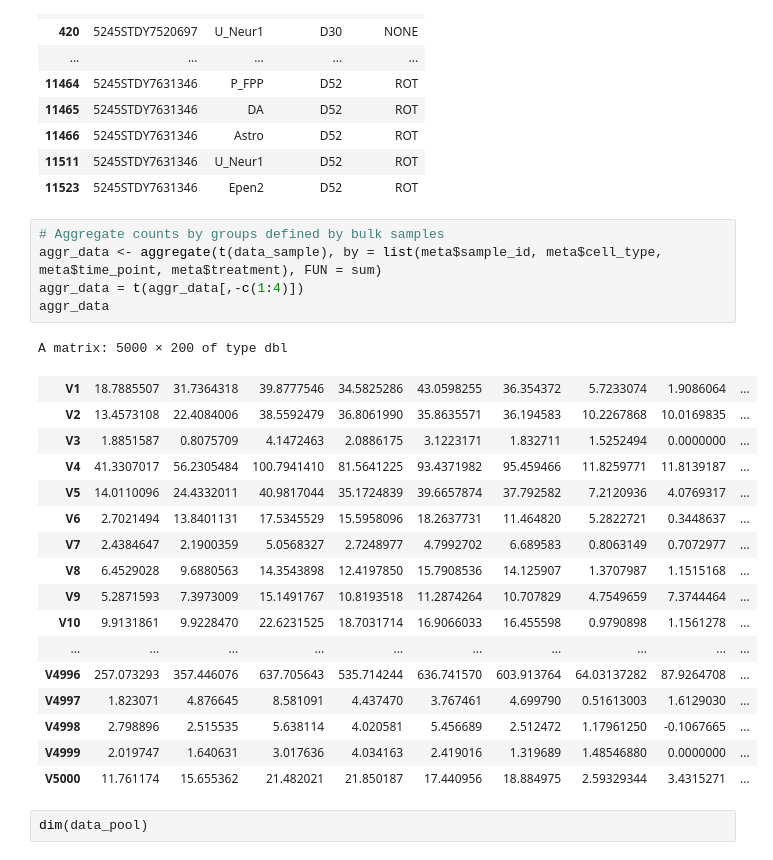
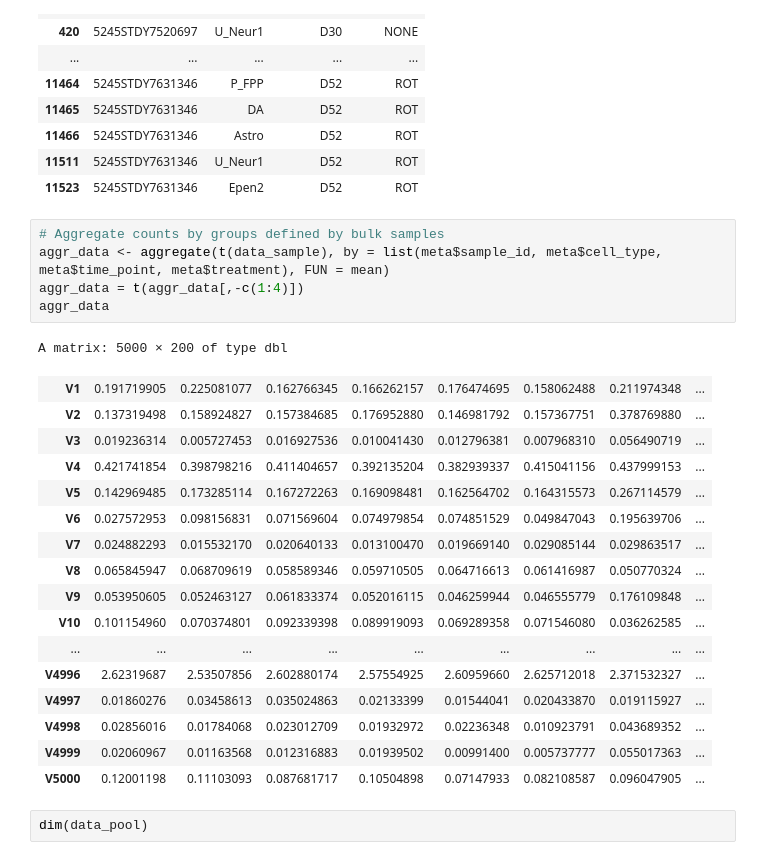
Before and after one commit to gwaldow2/cs776project, a Jupyter notebook: limma-voom_jerber.ipynb, the cells around one changed output. Cells and saved outputs as stored; diff of their text form.

```diff
--- a/limma-voom_jerber.ipynb
+++ b/limma-voom_jerber.ipynb
@@ -141,27 +160,27 @@ A data.frame: 200 × 4
 | 11523 | 5245STDY7631346 | Epen2 | D52 | ROT |
 # %%
 # Aggregate counts by groups defined by bulk samples
-aggr_data <- aggregate(t(data_sample), by = list(meta$sample_id, meta$cell_type, meta$time_point, meta$treatment), FUN = sum)
+aggr_data <- aggregate(t(data_sample), by = list(meta$sample_id, meta$cell_type, meta$time_point, meta$treatment), FUN = mean)
 aggr_data = t(aggr_data[,-c(1:4)])
 aggr_data
 # %% [output]
 A matrix: 5000 × 200 of type dbl
-| V1 | 18.7885507 | 31.7364318 | 39.8777546 | 34.5825286 | 43.0598255 | 36.354372 | 5.7233074 | 1.9086064 | ... |
-| V2 | 13.4573108 | 22.4084006 | 38.5592479 | 36.8061990 | 35.8635571 | 36.194583 | 10.2267868 | 10.0169835 | ... |
-| V3 | 1.8851587 | 0.8075709 | 4.1472463 | 2.0886175 | 3.1223171 | 1.832711 | 1.5252494 | 0.0000000 | ... |
-| V4 | 41.3307017 | 56.2305484 | 100.7941410 | 81.5641225 | 93.4371982 | 95.459466 | 11.8259771 | 11.8139187 | ... |
-| V5 | 14.0110096 | 24.4332011 | 40.9817044 | 35.1724839 | 39.6657874 | 37.792582 | 7.2120936 | 4.0769317 | ... |
-| V6 | 2.7021494 | 13.8401131 | 17.5345529 | 15.5958096 | 18.2637731 | 11.464820 | 5.2822721 | 0.3448637 | ... |
-| V7 | 2.4384647 | 2.1900359 | 5.0568327 | 2.7248977 | 4.7992702 | 6.689583 | 0.8063149 | 0.7072977 | ... |
-| V8 | 6.4529028 | 9.6880563 | 14.3543898 | 12.4197850 | 15.7908536 | 14.125907 | 1.3707987 | 1.1515168 | ... |
-| V9 | 5.2871593 | 7.3973009 | 15.1491767 | 10.8193518 | 11.2874264 | 10.707829 | 4.7549659 | 7.3744464 | ... |
-| V10 | 9.9131861 | 9.9228470 | 22.6231525 | 18.7031714 | 16.9066033 | 16.455598 | 0.9790898 | 1.1561278 | ... |
-| ... | ... | ... | ... | ... | ... | ... | ... | ... | ... |
-| V4996 | 257.073293 | 357.446076 | 637.705643 | 535.714244 | 636.741570 | 603.913764 | 64.03137282 | 87.9264708 | ... |
-| V4997 | 1.823071 | 4.876645 | 8.581091 | 4.437470 | 3.767461 | 4.699790 | 0.51613003 | 1.6129030 | ... |
-| V4998 | 2.798896 | 2.515535 | 5.638114 | 4.020581 | 5.456689 | 2.512472 | 1.17961250 | -0.1067665 | ... |
-| V4999 | 2.019747 | 1.640631 | 3.017636 | 4.034163 | 2.419016 | 1.319689 | 1.48546880 | 0.0000000 | ... |
-| V5000 | 11.761174 | 15.655362 | 21.482021 | 21.850187 | 17.440956 | 18.884975 | 2.59329344 | 3.4315271 | ... |
+| V1 | 0.191719905 | 0.225081077 | 0.162766345 | 0.166262157 | 0.176474695 | 0.158062488 | 0.211974348 | ... |
+| V2 | 0.137319498 | 0.158924827 | 0.157384685 | 0.176952880 | 0.146981792 | 0.157367751 | 0.378769880 | ... |
+| V3 | 0.019236314 | 0.005727453 | 0.016927536 | 0.010041430 | 0.012796381 | 0.007968310 | 0.056490719 | ... |
+| V4 | 0.421741854 | 0.398798216 | 0.411404657 | 0.392135204 | 0.382939337 | 0.415041156 | 0.437999153 | ... |
+| V5 | 0.142969485 | 0.173285114 | 0.167272263 | 0.169098481 | 0.162564702 | 0.164315573 | 0.267114579 | ... |
+| V6 | 0.027572953 | 0.098156831 | 0.071569604 | 0.074979854 | 0.074851529 | 0.049847043 | 0.195639706 | ... |
+| V7 | 0.024882293 | 0.015532170 | 0.020640133 | 0.013100470 | 0.019669140 | 0.029085144 | 0.029863517 | ... |
+| V8 | 0.065845947 | 0.068709619 | 0.058589346 | 0.059710505 | 0.064716613 | 0.061416987 | 0.050770324 | ... |
+| V9 | 0.053950605 | 0.052463127 | 0.061833374 | 0.052016115 | 0.046259944 | 0.046555779 | 0.176109848 | ... |
+| V10 | 0.101154960 | 0.070374801 | 0.092339398 | 0.089919093 | 0.069289358 | 0.071546080 | 0.036262585 | ... |
+| ... | ... | ... | ... | ... | ... | ... | ... | ... |
+| V4996 | 2.62319687 | 2.53507856 | 2.602880174 | 2.57554925 | 2.60959660 | 2.625712018 | 2.371532327 | ... |
+| V4997 | 0.01860276 | 0.03458613 | 0.035024863 | 0.02133399 | 0.01544041 | 0.020433870 | 0.019115927 | ... |
+| V4998 | 0.02856016 | 0.01784068 | 0.023012709 | 0.01932972 | 0.02236348 | 0.010923791 | 0.043689352 | ... |
+| V4999 | 0.02060967 | 0.01163568 | 0.012316883 | 0.01939502 | 0.00991400 | 0.005737777 | 0.055017363 | ... |
+| V5000 | 0.12001198 | 0.11103093 | 0.087681717 | 0.10504898 | 0.07147933 | 0.082108587 | 0.096047905 | ... |
 # %%
 dim(data_pool)
 # %% [output]
```
Also changed, not shown: parts of 12 cells of this notebook.
